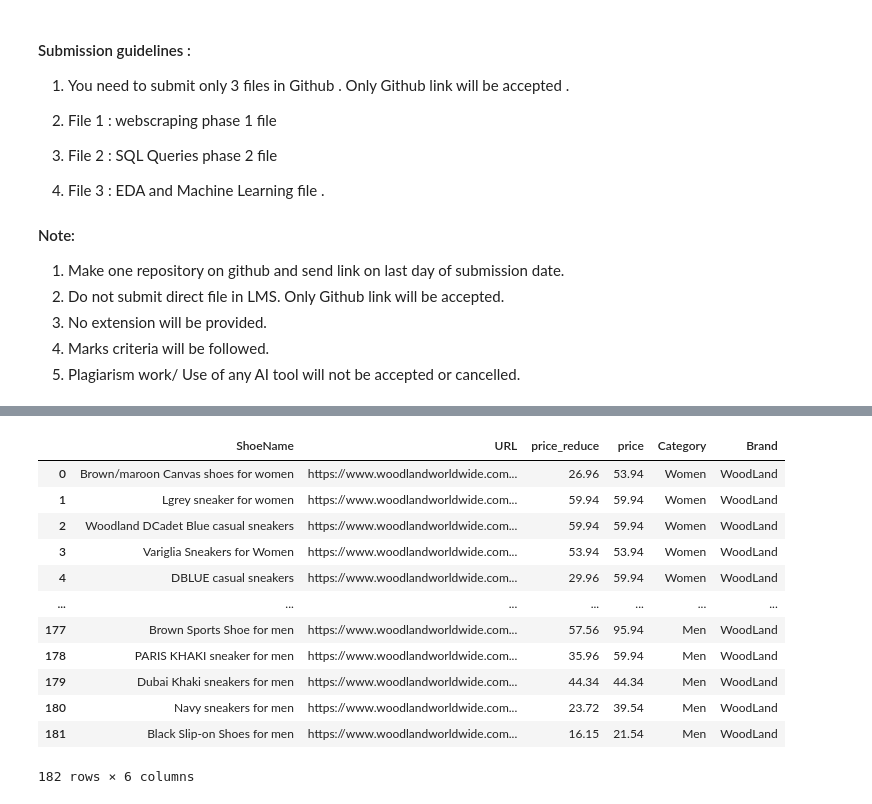
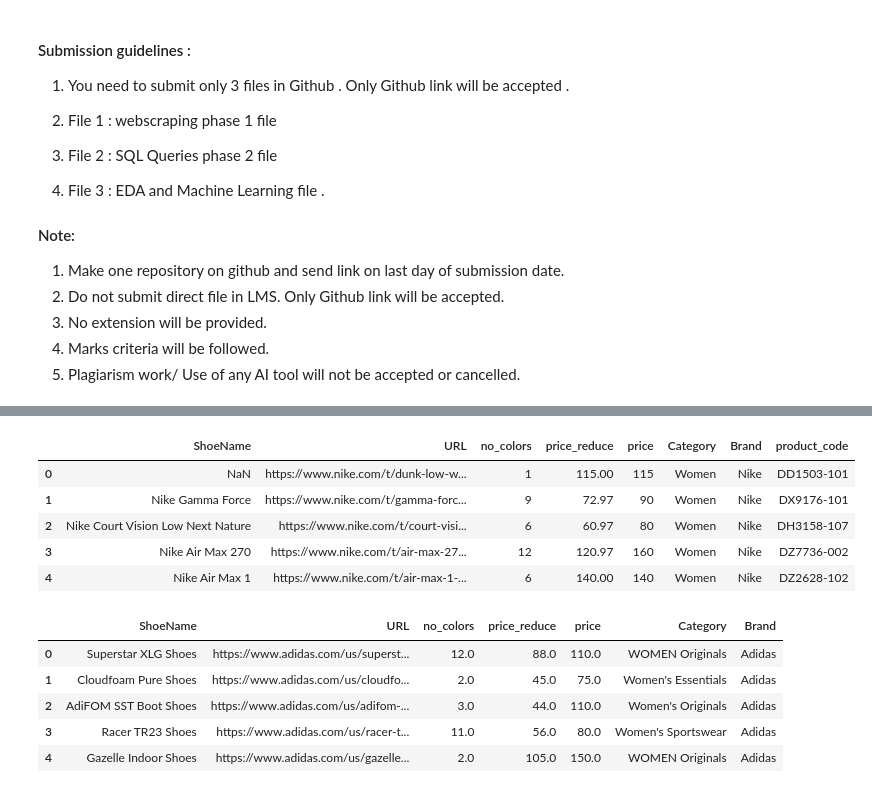
Before and after one commit to matiaga/Capstone-project, a Jupyter notebook: Shoe Brand Capstone - 02 SQL phase.ipynb, the cells around one changed output, grey strips where cells are left out. Saved outputs shown, nothing was run; the diff lists cells and outputs as text; code cells hidden in the pictures.

```diff
--- a/Shoe Brand Capstone - 02 SQL phase.ipynb
+++ b/Shoe Brand Capstone - 02 SQL phase.ipynb
@@ -200,16 +152,19 @@ df_table1_puma
-# %%
-df_table1_woodl
-# %% [output]
-|  | ShoeName | URL | price_reduce | price | Category | Brand |
-| 0 | Brown/maroon Canvas shoes for women | https://www.woodlandworldwide.com... | 26.96 | 53.94 | Women | WoodLand |
-| 1 | Lgrey sneaker for women | https://www.woodlandworldwide.com... | 59.94 | 59.94 | Women | WoodLand |
-| 2 | Woodland DCadet Blue casual sneakers | https://www.woodlandworldwide.com... | 59.94 | 59.94 | Women | WoodLand |
-| 3 | Variglia Sneakers for Women | https://www.woodlandworldwide.com... | 53.94 | 53.94 | Women | WoodLand |
-| 4 | DBLUE casual sneakers | https://www.woodlandworldwide.com... | 29.96 | 59.94 | Women | WoodLand |
-| ... | ... | ... | ... | ... | ... | ... |
-| 177 | Brown Sports Shoe for men | https://www.woodlandworldwide.com... | 57.56 | 95.94 | Men | WoodLand |
-| 178 | PARIS KHAKI sneaker for men | https://www.woodlandworldwide.com... | 35.96 | 59.94 | Men | WoodLand |
-| 179 | Dubai Khaki sneakers for men | https://www.woodlandworldwide.com... | 44.34 | 44.34 | Men | WoodLand |
-| 180 | Navy sneakers for men | https://www.woodlandworldwide.com... | 23.72 | 39.54 | Men | WoodLand |
-| 181 | Black Slip-on Shoes for men | https://www.woodlandworldwide.com... | 16.15 | 21.54 | Men | WoodLand |
-182 rows × 6 columns
+# %%
+# Inspect the partial tables 1
+display(df_table1_nike.head())
+display(df_table1_adidas.head())
+display(df_table1_puma.head())
+display(df_table1_woodl.head())
+# %% [output]
+|  | ShoeName | URL | no_colors | price_reduce | price | Category | Brand | product_code |
+| 0 | NaN | https://www.nike.com/t/dunk-low-w... | 1 | 115.00 | 115 | Women | Nike | DD1503-101 |
+| 1 | Nike Gamma Force | https://www.nike.com/t/gamma-forc... | 9 | 72.97 | 90 | Women | Nike | DX9176-101 |
+| 2 | Nike Court Vision Low Next Nature | https://www.nike.com/t/court-visi... | 6 | 60.97 | 80 | Women | Nike | DH3158-107 |
+| 3 | Nike Air Max 270 | https://www.nike.com/t/air-max-27... | 12 | 120.97 | 160 | Women | Nike | DZ7736-002 |
+| 4 | Nike Air Max 1 | https://www.nike.com/t/air-max-1-... | 6 | 140.00 | 140 | Women | Nike | DZ2628-102 |
+|  | ShoeName | URL | no_colors | price_reduce | price | Category | Brand |
+| 0 | Superstar XLG Shoes | https://www.adidas.com/us/superst... | 12.0 | 88.0 | 110.0 | WOMEN Originals | Adidas |
+| 1 | Cloudfoam Pure Shoes | https://www.adidas.com/us/cloudfo... | 2.0 | 45.0 | 75.0 | Women's Essentials | Adidas |
+| 2 | AdiFOM SST Boot Shoes | https://www.adidas.com/us/adifom-... | 3.0 | 44.0 | 110.0 | Women's Originals | Adidas |
+| 3 | Racer TR23 Shoes | https://www.adidas.com/us/racer-t... | 11.0 | 56.0 | 80.0 | Women's Sportswear | Adidas |
+| 4 | Gazelle Indoor Shoes | https://www.adidas.com/us/gazelle... | 2.0 | 105.0 | 150.0 | WOMEN Originals | Adidas |
```
Also changed, not shown: parts of 15 cells of this notebook, 1 other file.
